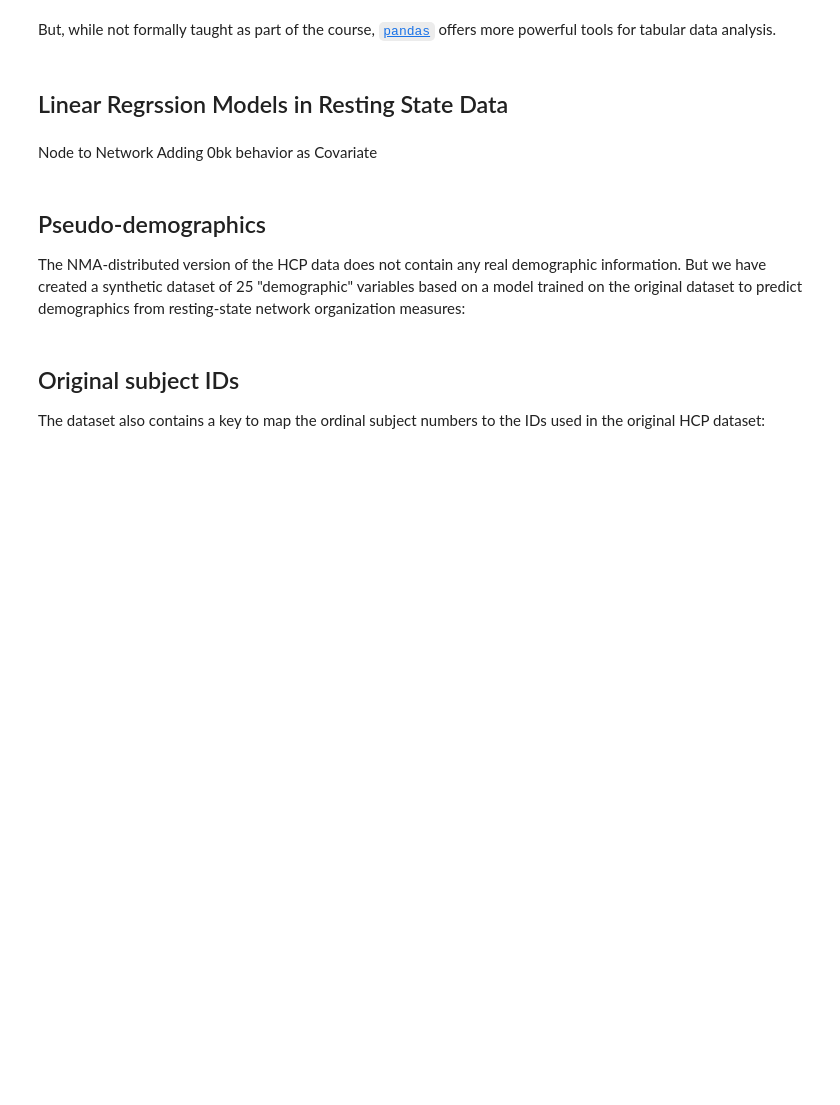
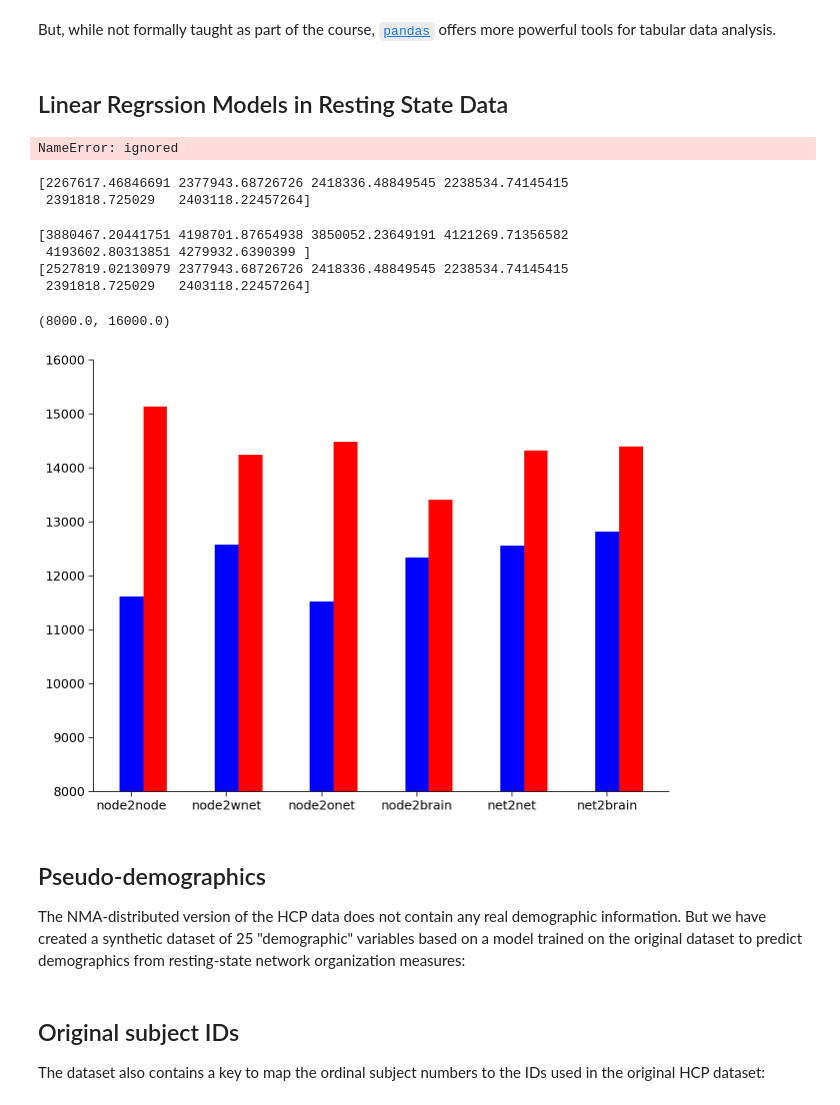
Before and after one commit to andrew-gerlach/small-world-hippos, a Jupyter notebook: load_chp.ipynb, the cells around one changed output. Saved outputs shown, nothing was run; the diff lists cells and outputs as text; code cells hidden in the pictures; blank space fills up the shorter version.

Commit message:
updated to compare individual node to node connections

```diff
--- a/load_chp.ipynb
+++ b/load_chp.ipynb
@@ -1268,0 +1440,38 @@ acc[5] = np.sum((y[int(N_SUBJ_ADJ/2):N_SUBJ_ADJ]-yhat)**2)
+# %%
+y = measures['2BK']['MEDIAN_RT'].reshape(334,1)       # variable of interest
+y0 = measures['0BK']['MEDIAN_RT'].reshape(334,1)      # control
+
+test_mod = sklearn.LinearRegression(normalize=False).fit(y,y0)
+
+print(test_mod.coef_)
+
+#Look at sperate node to node models
+coef_node2node, mod_full_node2node, mod_half_node2node, sse[0], acc[0], x_node2node, indv_sse = generate_node2node_model(nodes, N_SUBJ_ADJ, fc2bk_node2node, y, y0)
+#test_mod=LinearRegression(normalize=True).fit(y, y0)
+#test_mod.predict(y0)
+
+#print(nodes)
+#print(coef_node2node[:,:,0])
+
+#plt.scatter(indv_sse)
+plt.imshow(indv_sse, interpolation="none", cmap="bwr", vmin=4200000, vmax=4385000)
+plt.colorbar()
+plt.show()
+
+
+#plt.scatter(indv_sse)
+plt.imshow(coef_node2node[:,:,0], interpolation="none", cmap="bwr", vmin=10, vmax=92)
+plt.colorbar()
+plt.show()
+
+#highest betas: R_AVI to L_46 and R_p9-46v to L_46
+# %% [output]
+NameError: ignored
+# %%
+# look only at top 2 node to node models
+nodes2 = ['R_p9-46v','L_46']
+coef_node2node, mod_full_node2node, mod_half_node2node, sse[0], acc[0], x_node2node, indv_sse = generate_node2node_model(nodes2, N_SUBJ_ADJ, fc2bk_node2node, y, y0)
+print(acc)
+# %% [output]
+[2267617.46846691 2377943.68726726 2418336.48849545 2238534.74145415
+ 2391818.725029   2403118.22457264]
@@ -1269,12 +1499,18 @@ acc[5] = np.sum((y[int(N_SUBJ_ADJ/2):N_SUBJ_ADJ]-yhat)**2)
 # %%
 print(sse)
 print(acc)
 scales = ['node2node','node2wnet','node2onet','node2brain','net2net','net2brain']
 x = np.arange(len(scales))
 fig = plt.figure()
 ax = fig.add_axes([0,0,1,1])
-ax.bar(x+0.00, sse, color = 'b', width = 0.25)
-ax.bar(x+0.25, acc, color = 'r', width = 0.25)
+ax.bar(x+0.00, sse/N_SUBJ_ADJ, color = 'b', width = 0.25)
+ax.bar(x+0.25, 2*acc/N_SUBJ_ADJ, color = 'r', width = 0.25)
 plt.xticks(x,scales)
+plt.ylim((8000,16000))
+# %% [output]
+[3880467.20441751 4198701.87654938 3850052.23649191 4121269.71356582
+ 4193602.80313851 4279932.6390399 ]
+[2527819.02130979 2377943.68726726 2418336.48849545 2238534.74145415
+ 2391818.725029   2403118.22457264]
+(8000.0, 16000.0)
+[figure, added]
-# %% [markdown]
-Node to Network Adding 0bk behavior as Covariate
```
Also changed, not shown: parts of 27 cells of this notebook.
